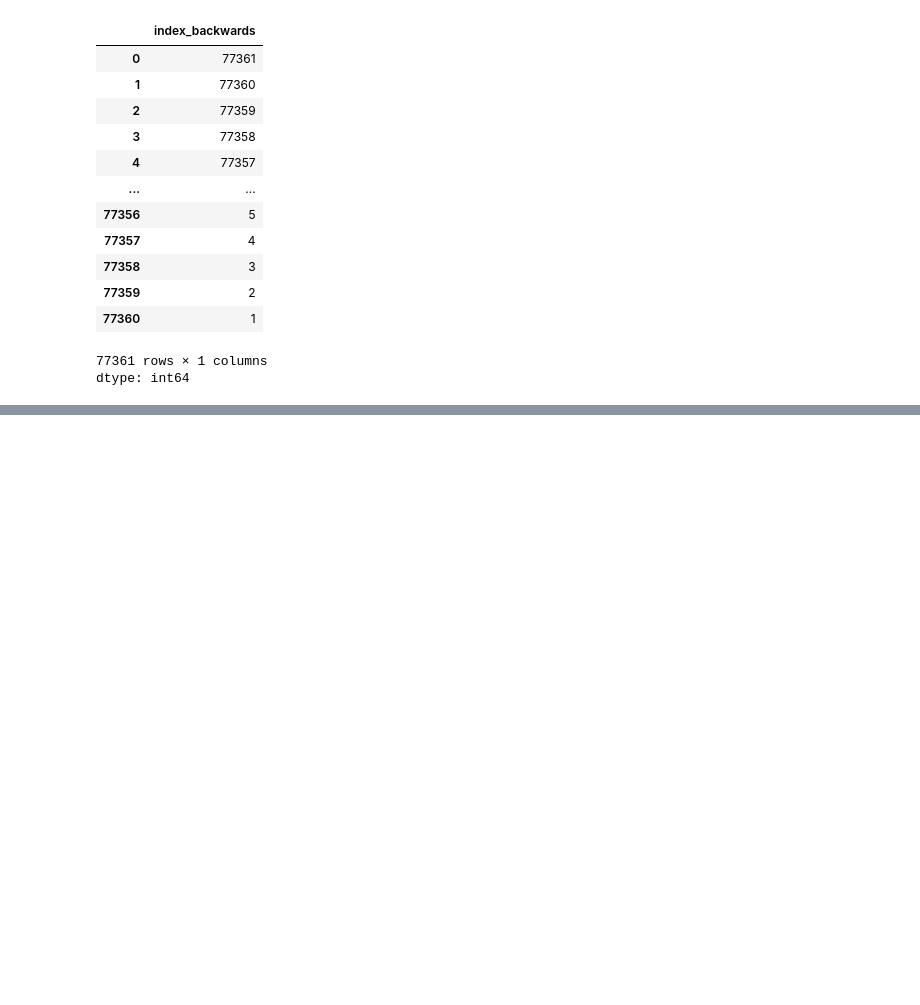
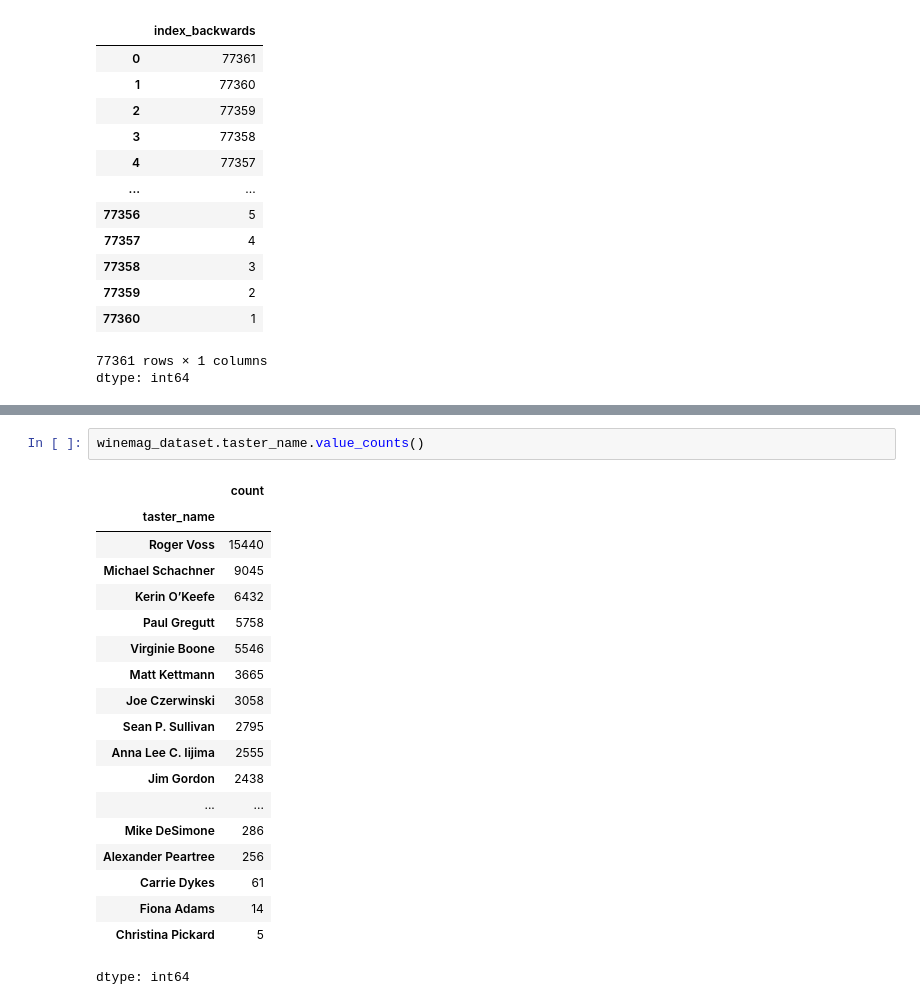
Before and after one commit to AsanteAsareIsaac/Data-Manipulation-using-Pandas., a Jupyter notebook: Data_Manipulation_using_Pandas.ipynb, the cells around one changed output, grey strips where cells are left out. Cells and saved outputs as stored; diff of their text form; blank space fills up the shorter version.

```diff
--- a/Data_Manipulation_using_Pandas.ipynb
+++ b/Data_Manipulation_using_Pandas.ipynb
@@ -330,0 +385,22 @@ dtype: int64
+# %%
+winemag_dataset.taster_name.value_counts()
+# %% [output]
+|  | count |
+| taster_name |  |
+| Roger Voss | 15440 |
+| Michael Schachner | 9045 |
+| Kerin O’Keefe | 6432 |
+| Paul Gregutt | 5758 |
+| Virginie Boone | 5546 |
+| Matt Kettmann | 3665 |
+| Joe Czerwinski | 3058 |
+| Sean P. Sullivan | 2795 |
+| Anna Lee C. Iijima | 2555 |
+| Jim Gordon | 2438 |
+| ... | ... |
+| Mike DeSimone | 286 |
+| Alexander Peartree | 256 |
+| Carrie Dykes | 61 |
+| Fiona Adams | 14 |
+| Christina Pickard | 5 |
+dtype: int64
```
Also changed, not shown: parts of 6 cells of this notebook.
